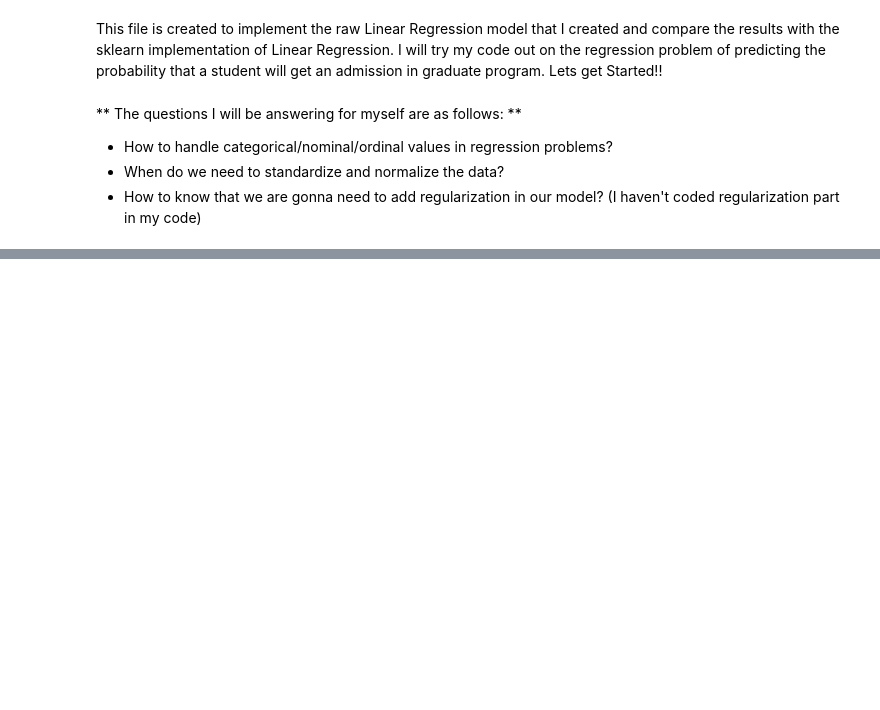
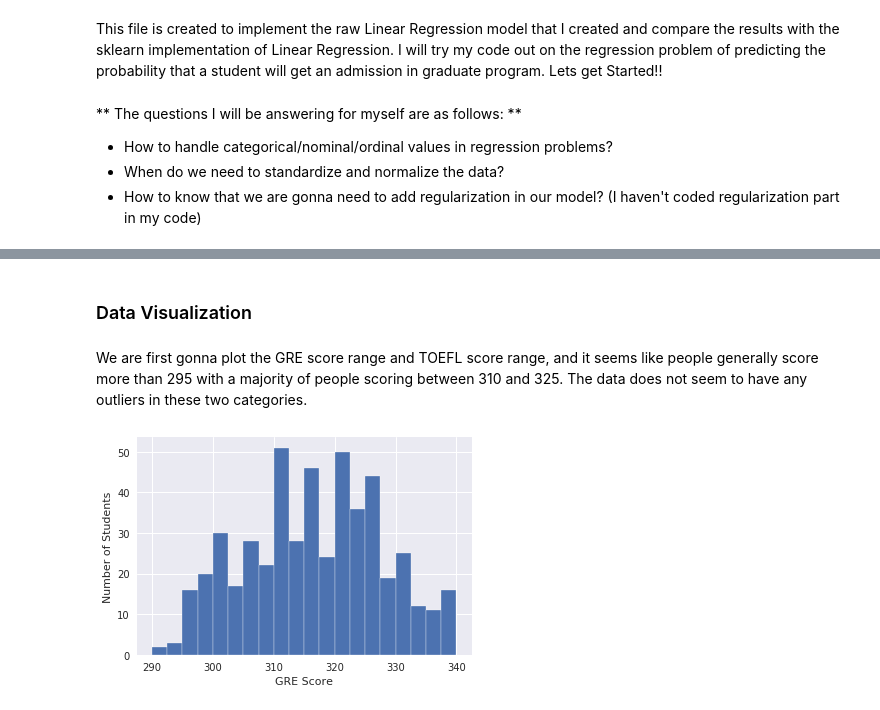
Before and after one commit to Shivanshu17/ML-From-Scratch, a Jupyter notebook: Linear_Regression/Graduate_Prediction.ipynb, the cells around one changed output, grey strips where cells are left out. Saved outputs shown, nothing was run; the diff lists cells and outputs as text; code cells hidden in the pictures; blank space fills up the shorter version.

```diff
--- a/Linear_Regression/Graduate_Prediction.ipynb
+++ b/Linear_Regression/Graduate_Prediction.ipynb
@@ -58,3 +44,15 @@ display(df.describe())
 | 50% | 250.500000 | 317.000000 | 107.000000 | 3.000000 | 3.500000 | 3.50000 | 8.560000 | 1.000000 | ... |
 | 75% | 375.250000 | 325.000000 | 112.000000 | 4.000000 | 4.000000 | 4.00000 | 9.040000 | 1.000000 | ... |
 | max | 500.000000 | 340.000000 | 120.000000 | 5.000000 | 5.000000 | 5.00000 | 9.920000 | 1.000000 | ... |
+# %% [markdown]
+### Data Visualization
+# %% [markdown]
+We are first gonna plot the GRE score range and TOEFL score range, and it seems like people generally score more than 295 with a majority of people scoring between 310 and 325. The data does not seem to have any outliers in these two categories.
+# %%
+sns.set()
+_ = plt.hist(df['GRE Score'], bins = 20, edgecolor = 'white')
+_ = plt.xlabel('GRE Score')
+_ = plt.ylabel("Number of Students")
+plt.show()
+# %% [output]
+[figure, added]
```
Also changed, not shown: parts of 27 cells of this notebook, 5 other files.
